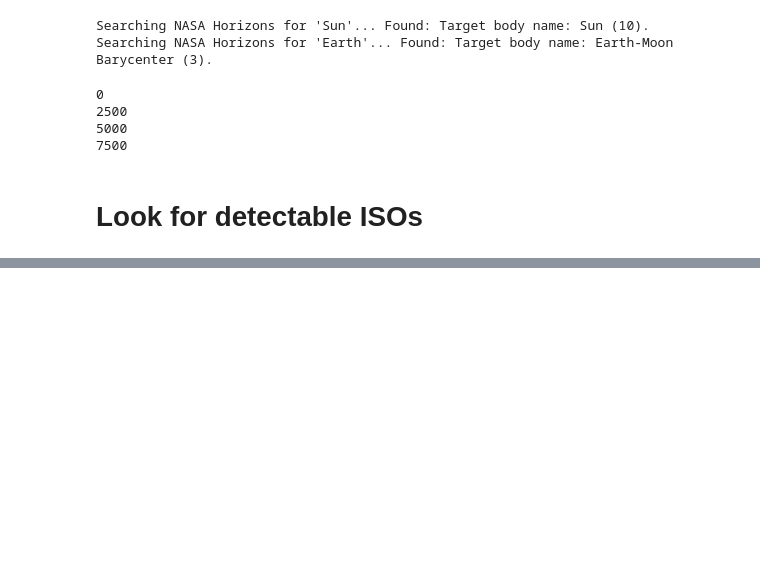
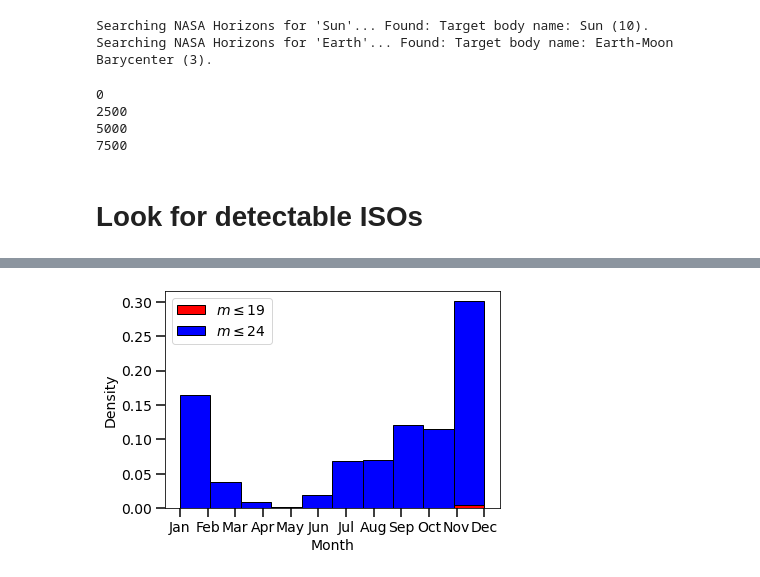
Before and after one commit to djhoover717/ISOAnalysis, a Jupyter notebook: iso_analysis_v3.ipynb, the cells around one changed output, grey strips where cells are left out. Cells and saved outputs as stored; diff of their text form; code cells hidden in the pictures; blank space fills up the shorter version.

```diff
--- a/iso_analysis_v3.ipynb
+++ b/iso_analysis_v3.ipynb
@@ -375,0 +381,21 @@ plt.show()
+# %%
+min_mag_month = np.zeros(NSAMPLES)
+for i in range(NSAMPLES):
+    min_mag_month[i] = orbits['datetime'][i][orbits['mag'][i] == \
+                                    min_mag[i]].flatten()[1]
+
+c = ['red', 'blue']
+plt.hist([min_mag_month[min_mag <= 19.], min_mag_month[min_mag <= 24.]], \
+         stacked=True, color=c, edgecolor='k', density=True, \
+        label=[r'$m\leq 19$', r'$m\leq 24$'])
+
+plt.xticks(np.arange(1, 13), ['Jan', 'Feb', 'Mar', 'Apr', \
+                             'May', 'Jun', 'Jul', 'Aug', 'Sep', \
+                              'Oct', 'Nov', 'Dec'])
+plt.xlabel('Month')
+plt.ylabel('Density')
+plt.legend(loc='upper left')
+plt.savefig('figures/month_detect.pdf', bbox_inches='tight', dpi=250)
+plt.show()
+# %% [output]
+[figure, added]
```
Also changed, not shown: parts of 5 cells of this notebook, 1 other file.
